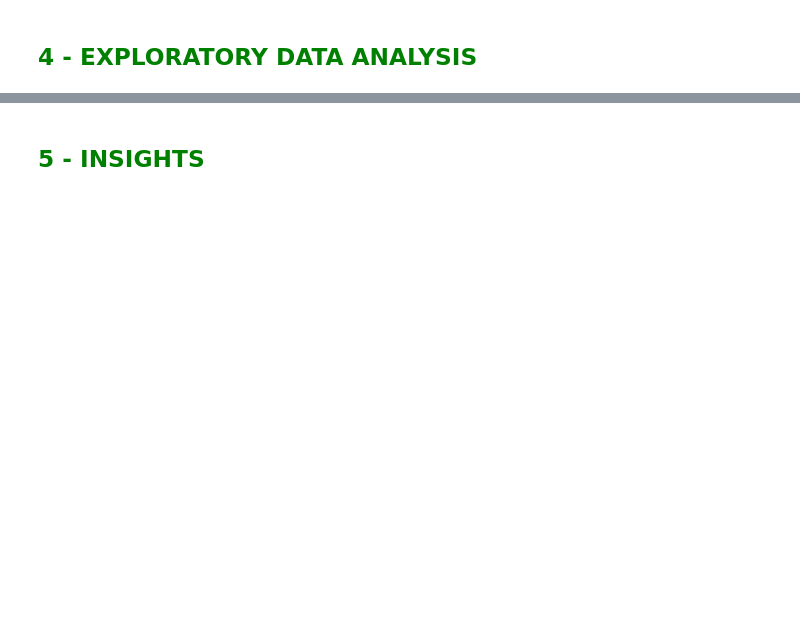
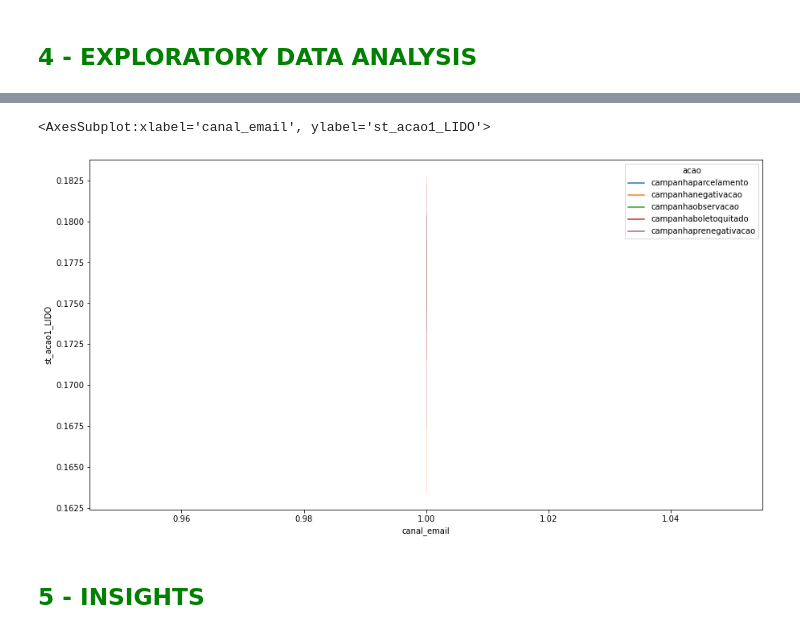
Before and after one commit to Robisonnunes/DC2022_robison_nunes, a Jupyter notebook: data_analysis_dc22.ipynb, the cells around one changed output, grey strips where cells are left out. Drawn from its saved outputs; the diff is of its cells as text; code cells hidden in the pictures; blank space fills up the shorter version.

```diff
--- a/data_analysis_dc22.ipynb
+++ b/data_analysis_dc22.ipynb
@@ -167,2 +374,9 @@ p_clientes = pd.read_csv('Dados_etc/portfolio_comunicados.csv', sep=',', encodin
+# %%
+fig,ax = plt.subplots(figsize=(15,8))
+sns.lineplot(x= df1['canal_email'] , y=df1['st_acao1_LIDO'],
+                hue=df1['acao'], data=df1 , ax=ax)
+# %% [output]
+<AxesSubplot:xlabel='canal_email', ylabel='st_acao1_LIDO'>
+[figure, added]
 # %% [markdown]
 ## <font color=green>  5 -  INSIGHTS</font>
```
Also changed, not shown: parts of 41 cells of this notebook, 1 other file.
